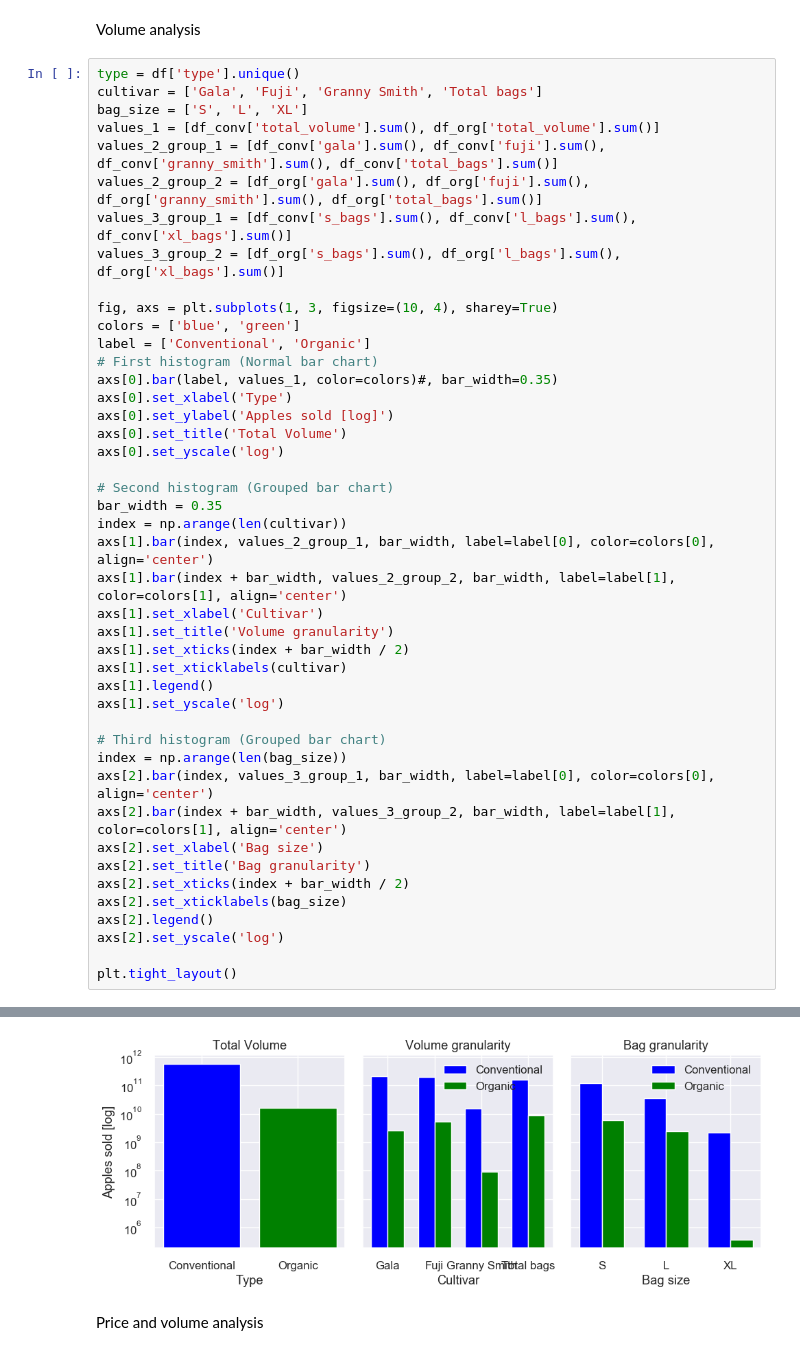
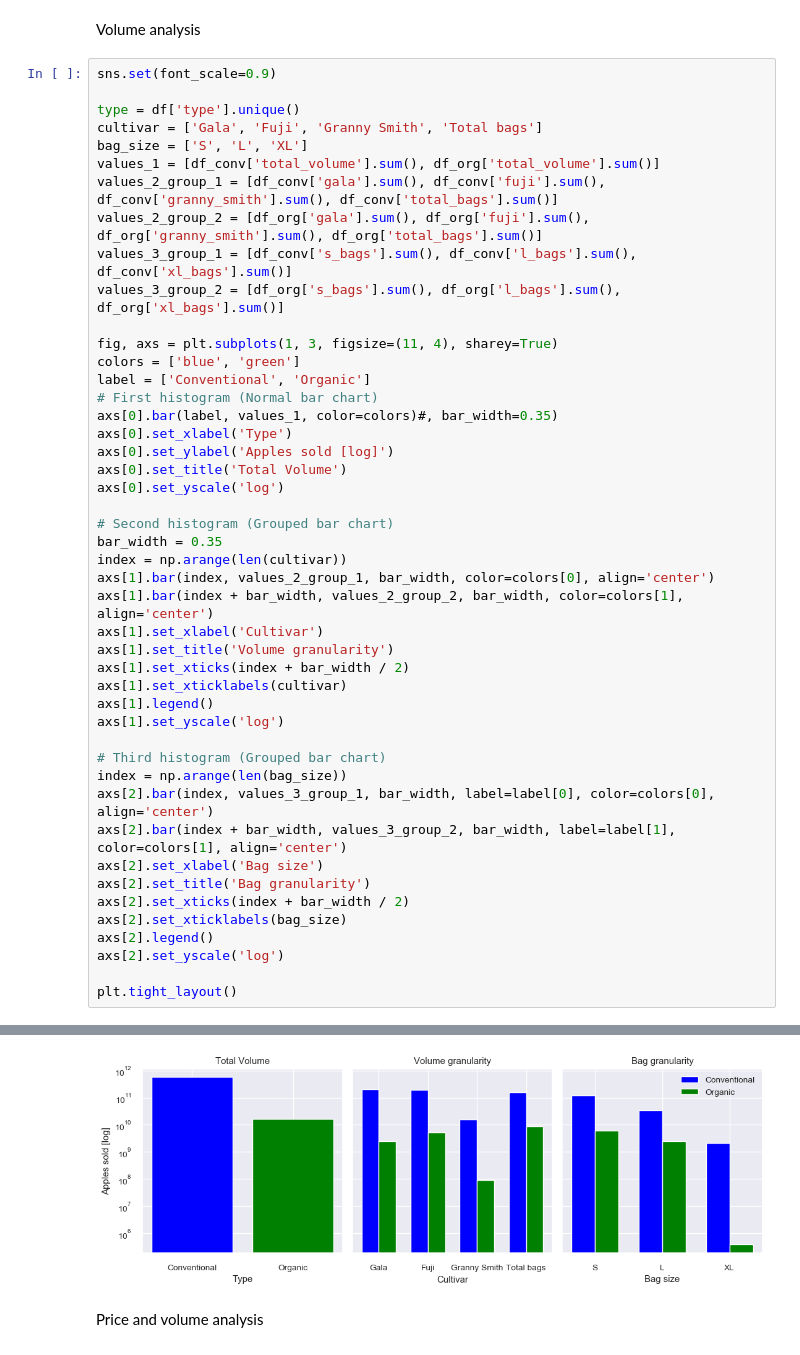
Before and after one commit to marcelomoraiscloser/apple_price, a Jupyter notebook: ApplePricePredictor.ipynb, the cells around one changed output, grey strips where cells are left out. Saved outputs shown, nothing was run; the diff lists cells and outputs as text.

```diff
--- a/ApplePricePredictor.ipynb
+++ b/ApplePricePredictor.ipynb
@@ -215,6 +219,8 @@ array([1, 1, 1, 1, 1, 1, 1, 1, 1, 1, 1, 1, 1, 1, 1, 1, 1, 1, 1, 1, 1, 1,
 # %% [markdown]
 Volume analysis
 # %%
+sns.set(font_scale=0.9)
+
 type = df['type'].unique()
 cultivar = ['Gala', 'Fuji', 'Granny Smith', 'Total bags']
 bag_size = ['S', 'L', 'XL']
@@ -224,7 +230,7 @@ values_2_group_2 = [df_org['gala'].sum(), df_org['fuji'].sum(), df_org['granny_s
 values_3_group_1 = [df_conv['s_bags'].sum(), df_conv['l_bags'].sum(), df_conv['xl_bags'].sum()]
 values_3_group_2 = [df_org['s_bags'].sum(), df_org['l_bags'].sum(), df_org['xl_bags'].sum()]
 
-fig, axs = plt.subplots(1, 3, figsize=(10, 4), sharey=True)
+fig, axs = plt.subplots(1, 3, figsize=(11, 4), sharey=True)
 colors = ['blue', 'green']
 label = ['Conventional', 'Organic']
 # First histogram (Normal bar chart)
@@ -237,8 +243,8 @@ axs[0].set_yscale('log')
 # Second histogram (Grouped bar chart)
 bar_width = 0.35
 index = np.arange(len(cultivar))
-axs[1].bar(index, values_2_group_1, bar_width, label=label[0], color=colors[0], align='center')
-axs[1].bar(index + bar_width, values_2_group_2, bar_width, label=label[1], color=colors[1], align='center')
+axs[1].bar(index, values_2_group_1, bar_width, color=colors[0], align='center')
+axs[1].bar(index + bar_width, values_2_group_2, bar_width, color=colors[1], align='center')
 axs[1].set_xlabel('Cultivar')
 axs[1].set_title('Volume granularity')
 axs[1].set_xticks(index + bar_width / 2)
@@ -262,4 +269,4 @@ plt.tight_layout()
-[figure, old version]
+[figure, new version]
 # %% [markdown]
 Price and volume analysis
 # %%
```
Also changed, not shown: parts of 57 cells of this notebook.
